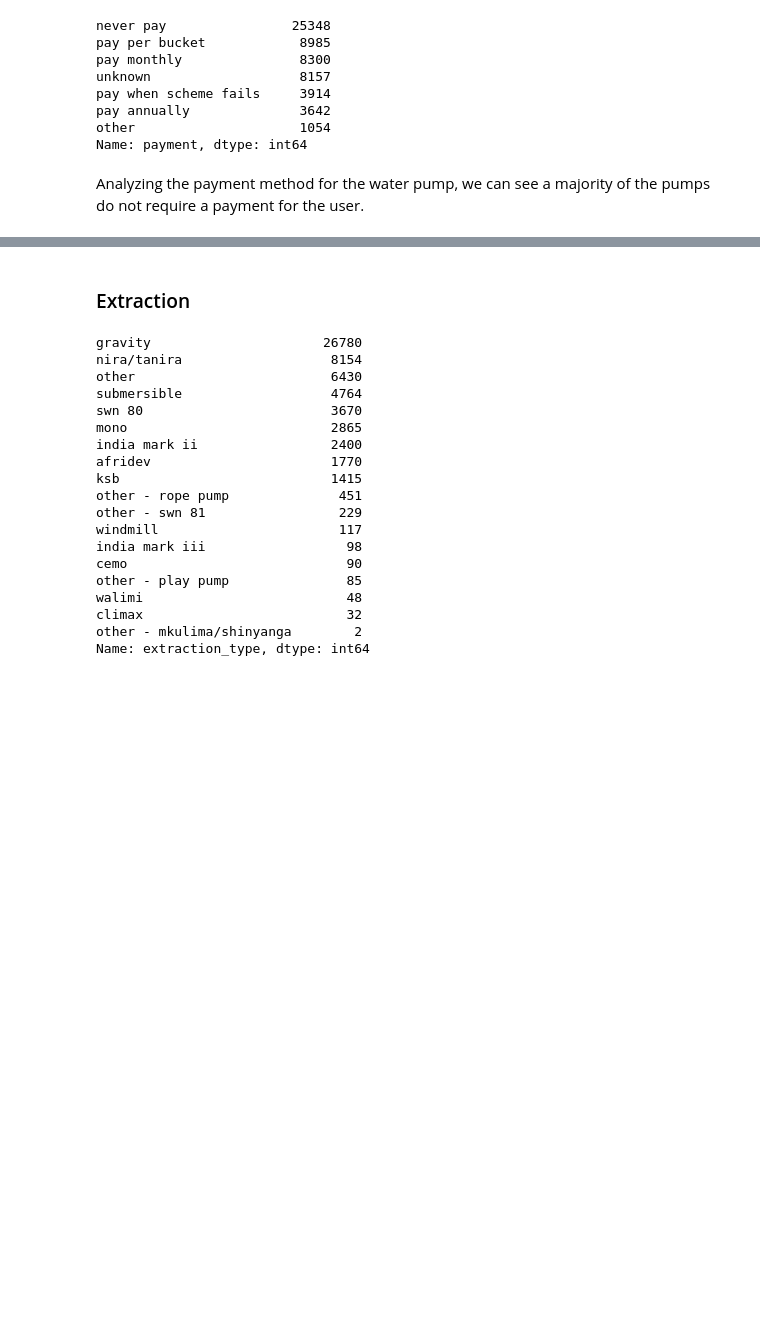
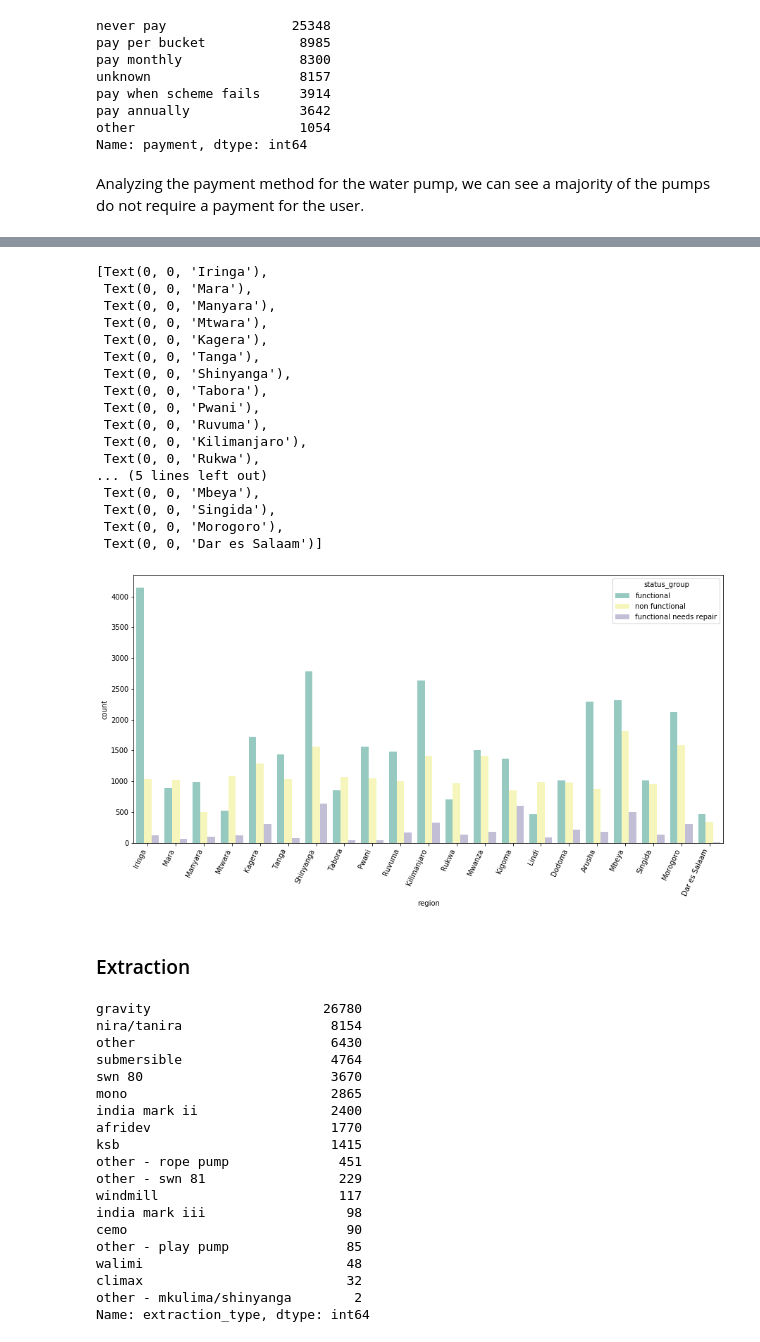
Before and after one commit to emilia329/PumpIt, a Jupyter notebook: WaterTanzia.ipynb, the cells around one changed output, grey strips where cells are left out. Saved outputs shown, nothing was run; the diff lists cells and outputs as text; code cells hidden in the pictures; blank space fills up the shorter version.

Commit message:
cleaning training data

```diff
--- a/WaterTanzia.ipynb
+++ b/WaterTanzia.ipynb
@@ -134,3 +147,26 @@ Analyzing the payment method for the water pump, we can see a majority of the pu
+# %%
+plt.figure(figsize=(15,7))
+regions = sns.countplot(x='region', hue="status_group", data=df, palette ='Set3')
+regions.set_xticklabels(regions.get_xticklabels(),rotation=65, horizontalalignment='right')
+# %% [output]
+[Text(0, 0, 'Iringa'),
+ Text(0, 0, 'Mara'),
+ Text(0, 0, 'Manyara'),
+ Text(0, 0, 'Mtwara'),
+ Text(0, 0, 'Kagera'),
+ Text(0, 0, 'Tanga'),
+ Text(0, 0, 'Shinyanga'),
+ Text(0, 0, 'Tabora'),
+ Text(0, 0, 'Pwani'),
+ Text(0, 0, 'Ruvuma'),
+ Text(0, 0, 'Kilimanjaro'),
+ Text(0, 0, 'Rukwa'),
+... (5 lines left out)
+ Text(0, 0, 'Mbeya'),
+ Text(0, 0, 'Singida'),
+ Text(0, 0, 'Morogoro'),
+ Text(0, 0, 'Dar es Salaam')]
+[figure, added]
 # %% [markdown]
 ### Extraction
 # %%
```
Also changed, not shown: parts of 24 cells of this notebook.
